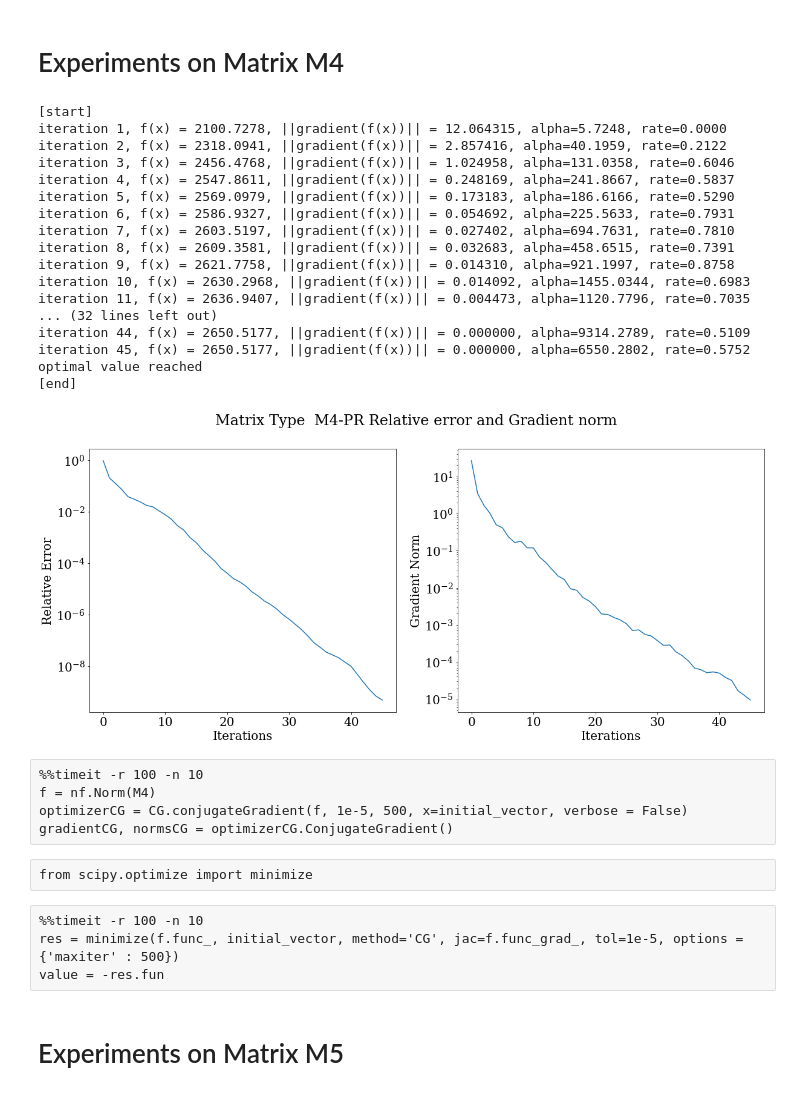
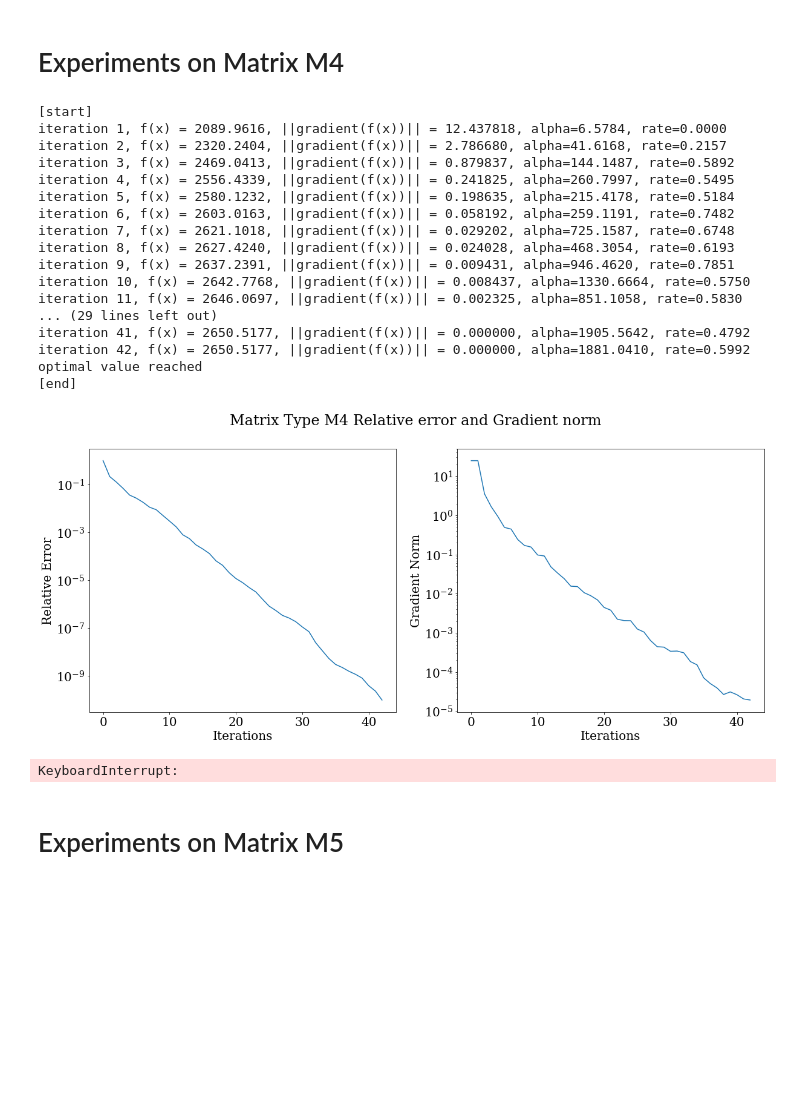
Before and after one commit to vlnraf/CM-project, a Jupyter notebook: CG-PR.ipynb, the cells around one changed output. Cells and saved outputs as stored; diff of their text form; code cells hidden in the pictures; blank space fills up the shorter version.

```diff
--- a/CG-PR.ipynb
+++ b/CG-PR.ipynb
@@ -165,42 +193,38 @@ gradientsCG = []
 # %%
 f = nf.Norm(M4)
 # %%
-initial_vector = f.init_x()
+x0 = generate_starting_point(f.dim)
 # %%
 norm = la.norm(M4, ord=2) ** 2
 # %%
-optimizerCG = CG.conjugateGradient(f, initial_vector, 1e-5, norm, method='PR', verbose = True)
+optimizerCG = CG.conjugateGradient(f, x0, 1e-5, norm, method='PR', verbose = True)
 gradientsCG, normsCG, errorsCG = optimizerCG.run(500)
 # %% [output]
 [start]
-iteration 1, f(x) = 2100.7278, ||gradient(f(x))|| = 12.064315, alpha=5.7248, rate=0.0000
-iteration 2, f(x) = 2318.0941, ||gradient(f(x))|| = 2.857416, alpha=40.1959, rate=0.2122
-iteration 3, f(x) = 2456.4768, ||gradient(f(x))|| = 1.024958, alpha=131.0358, rate=0.6046
-iteration 4, f(x) = 2547.8611, ||gradient(f(x))|| = 0.248169, alpha=241.8667, rate=0.5837
-iteration 5, f(x) = 2569.0979, ||gradient(f(x))|| = 0.173183, alpha=186.6166, rate=0.5290
-iteration 6, f(x) = 2586.9327, ||gradient(f(x))|| = 0.054692, alpha=225.5633, rate=0.7931
-iteration 7, f(x) = 2603.5197, ||gradient(f(x))|| = 0.027402, alpha=694.7631, rate=0.7810
-iteration 8, f(x) = 2609.3581, ||gradient(f(x))|| = 0.032683, alpha=458.6515, rate=0.7391
-iteration 9, f(x) = 2621.7758, ||gradient(f(x))|| = 0.014310, alpha=921.1997, rate=0.8758
-iteration 10, f(x) = 2630.2968, ||gradient(f(x))|| = 0.014092, alpha=1455.0344, rate=0.6983
-iteration 11, f(x) = 2636.9407, ||gradient(f(x))|| = 0.004473, alpha=1120.7796, rate=0.7035
-... (32 lines left out)
-iteration 44, f(x) = 2650.5177, ||gradient(f(x))|| = 0.000000, alpha=9314.2789, rate=0.5109
-iteration 45, f(x) = 2650.5177, ||gradient(f(x))|| = 0.000000, alpha=6550.2802, rate=0.5752
+iteration 1, f(x) = 2089.9616, ||gradient(f(x))|| = 12.437818, alpha=6.5784, rate=0.0000
+iteration 2, f(x) = 2320.2404, ||gradient(f(x))|| = 2.786680, alpha=41.6168, rate=0.2157
+iteration 3, f(x) = 2469.0413, ||gradient(f(x))|| = 0.879837, alpha=144.1487, rate=0.5892
+iteration 4, f(x) = 2556.4339, ||gradient(f(x))|| = 0.241825, alpha=260.7997, rate=0.5495
+iteration 5, f(x) = 2580.1232, ||gradient(f(x))|| = 0.198635, alpha=215.4178, rate=0.5184
+iteration 6, f(x) = 2603.0163, ||gradient(f(x))|| = 0.058192, alpha=259.1191, rate=0.7482
+iteration 7, f(x) = 2621.1018, ||gradient(f(x))|| = 0.029202, alpha=725.1587, rate=0.6748
+iteration 8, f(x) = 2627.4240, ||gradient(f(x))|| = 0.024028, alpha=468.3054, rate=0.6193
+iteration 9, f(x) = 2637.2391, ||gradient(f(x))|| = 0.009431, alpha=946.4620, rate=0.7851
+iteration 10, f(x) = 2642.7768, ||gradient(f(x))|| = 0.008437, alpha=1330.6664, rate=0.5750
+iteration 11, f(x) = 2646.0697, ||gradient(f(x))|| = 0.002325, alpha=851.1058, rate=0.5830
+... (29 lines left out)
+iteration 41, f(x) = 2650.5177, ||gradient(f(x))|| = 0.000000, alpha=1905.5642, rate=0.4792
+iteration 42, f(x) = 2650.5177, ||gradient(f(x))|| = 0.000000, alpha=1881.0410, rate=0.5992
 optimal value reached
 [end]
 # %%
-make_plot(gradientsCG, errorsCG, plot_path='CG-PR/', type='M4-PR')
+make_plot(gradientsCG, errorsCG, plot_path='CG-PR/', type='M4')
 # %% [output]
-[figure, old version]
+[figure, new version]
-# %% [raw]
-%%timeit -r 100 -n 10
-f = nf.Norm(M4)
-optimizerCG = CG.conjugateGradient(f, 1e-5, 500, x=initial_vector, verbose = False)
-gradientCG, normsCG = optimizerCG.ConjugateGradient()
-# %% [raw]
-from scipy.optimize import minimize
-# %% [raw]
-%%timeit -r 100 -n 10
-res = minimize(f.func_, initial_vector, method='CG', jac=f.func_grad_, tol=1e-5, options = {'maxiter' : 500})
-value = -res.fun
+# %%
+%%timeit -r 100 -n 10
+f = nf.Norm(M4)
+optimizerCG = CG.conjugateGradient(f, x0, 1e-5, norm, method='PR', verbose = False)
+gradientsCG, normsCG, errorsCG = optimizerCG.run(500)
+# %% [output]
+KeyboardInterrupt:
```
Also changed, not shown: parts of 40 cells of this notebook, 6 other files.
